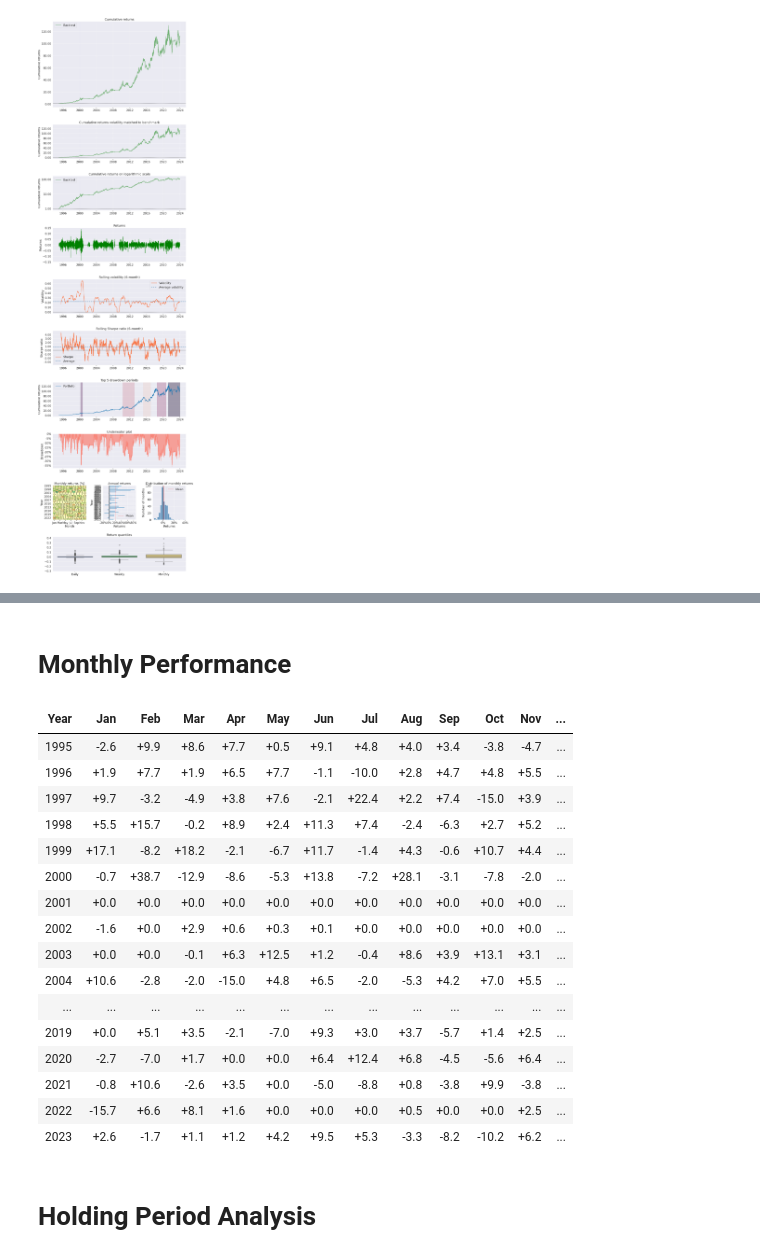
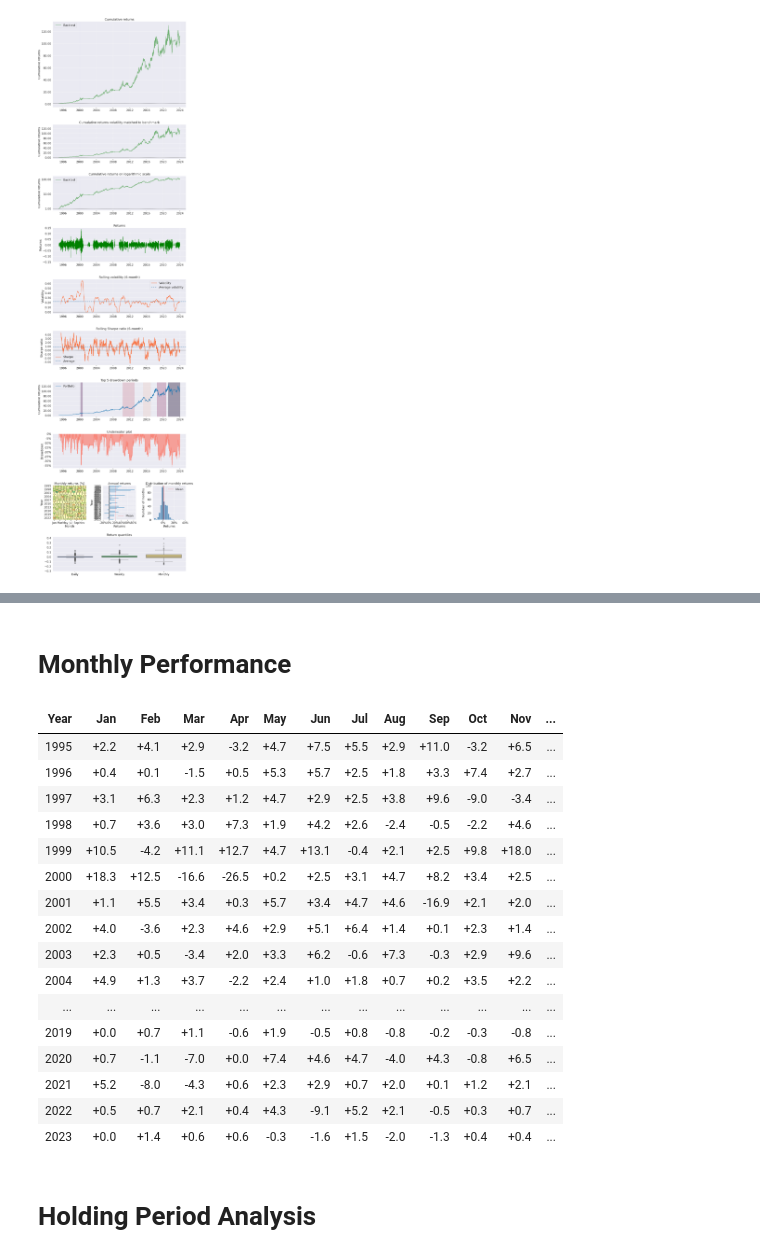
Before and after one commit to redwookcreek/backtest, a Jupyter notebook: zipbird/notebook/notebook.ipynb, the cells around one changed output, grey strips where cells are left out. Cells and saved outputs as stored; diff of their text form; code cells hidden in the pictures.

```diff
--- a/zipbird/notebook/notebook.ipynb
+++ b/zipbird/notebook/notebook.ipynb
@@ -74,3 +74,14 @@ pf.create_returns_tear_sheet(returns2, positions, transactions)
 | 3 | 29.88 | 2010-04-26 | 2011-12-15 | 2013-01-25 | 720 |
 | 4 | 25.10 | 2015-03-20 | 2016-04-28 | 2016-12-27 | 463 |
 [figure]
+# %%
+import pickle
+import pyfolio as pf
+from pyfolio import plotting
+
+with open('results/s3_mrshort-95-01-01-to-23-12-31-.pickle', 'rb') as file:
+    loaded = pickle.load(file)
+    perf2 = loaded['perf']
+    returns3, positions, transactions = pf.utils.extract_rets_pos_txn_from_zipline(perf2)
+
+pf.create_returns_tear_sheet(returns3, positions, transactions)
@@ -77,24 +115,24 @@ pf.create_returns_tear_sheet(returns2, positions, transactions)
 # %%
 from zipbird.notebook import performance_summary
-performance_summary.monthly_map_and_holding(returns2)
+performance_summary.monthly_map_and_holding(returns3)
 # %% [output]
 Monthly Performance
 | Year | Jan | Feb | Mar | Apr | May | Jun | Jul | Aug | Sep | Oct | Nov | ... |
-| 1995 | -2.6 | +9.9 | +8.6 | +7.7 | +0.5 | +9.1 | +4.8 | +4.0 | +3.4 | -3.8 | -4.7 | ... |
-| 1996 | +1.9 | +7.7 | +1.9 | +6.5 | +7.7 | -1.1 | -10.0 | +2.8 | +4.7 | +4.8 | +5.5 | ... |
-| 1997 | +9.7 | -3.2 | -4.9 | +3.8 | +7.6 | -2.1 | +22.4 | +2.2 | +7.4 | -15.0 | +3.9 | ... |
-| 1998 | +5.5 | +15.7 | -0.2 | +8.9 | +2.4 | +11.3 | +7.4 | -2.4 | -6.3 | +2.7 | +5.2 | ... |
-| 1999 | +17.1 | -8.2 | +18.2 | -2.1 | -6.7 | +11.7 | -1.4 | +4.3 | -0.6 | +10.7 | +4.4 | ... |
-| 2000 | -0.7 | +38.7 | -12.9 | -8.6 | -5.3 | +13.8 | -7.2 | +28.1 | -3.1 | -7.8 | -2.0 | ... |
-| 2001 | +0.0 | +0.0 | +0.0 | +0.0 | +0.0 | +0.0 | +0.0 | +0.0 | +0.0 | +0.0 | +0.0 | ... |
-| 2002 | -1.6 | +0.0 | +2.9 | +0.6 | +0.3 | +0.1 | +0.0 | +0.0 | +0.0 | +0.0 | +0.0 | ... |
-| 2003 | +0.0 | +0.0 | -0.1 | +6.3 | +12.5 | +1.2 | -0.4 | +8.6 | +3.9 | +13.1 | +3.1 | ... |
-| 2004 | +10.6 | -2.8 | -2.0 | -15.0 | +4.8 | +6.5 | -2.0 | -5.3 | +4.2 | +7.0 | +5.5 | ... |
+| 1995 | +2.2 | +4.1 | +2.9 | -3.2 | +4.7 | +7.5 | +5.5 | +2.9 | +11.0 | -3.2 | +6.5 | ... |
+| 1996 | +0.4 | +0.1 | -1.5 | +0.5 | +5.3 | +5.7 | +2.5 | +1.8 | +3.3 | +7.4 | +2.7 | ... |
+| 1997 | +3.1 | +6.3 | +2.3 | +1.2 | +4.7 | +2.9 | +2.5 | +3.8 | +9.6 | -9.0 | -3.4 | ... |
+| 1998 | +0.7 | +3.6 | +3.0 | +7.3 | +1.9 | +4.2 | +2.6 | -2.4 | -0.5 | -2.2 | +4.6 | ... |
+| 1999 | +10.5 | -4.2 | +11.1 | +12.7 | +4.7 | +13.1 | -0.4 | +2.1 | +2.5 | +9.8 | +18.0 | ... |
+| 2000 | +18.3 | +12.5 | -16.6 | -26.5 | +0.2 | +2.5 | +3.1 | +4.7 | +8.2 | +3.4 | +2.5 | ... |
+| 2001 | +1.1 | +5.5 | +3.4 | +0.3 | +5.7 | +3.4 | +4.7 | +4.6 | -16.9 | +2.1 | +2.0 | ... |
+| 2002 | +4.0 | -3.6 | +2.3 | +4.6 | +2.9 | +5.1 | +6.4 | +1.4 | +0.1 | +2.3 | +1.4 | ... |
+| 2003 | +2.3 | +0.5 | -3.4 | +2.0 | +3.3 | +6.2 | -0.6 | +7.3 | -0.3 | +2.9 | +9.6 | ... |
+| 2004 | +4.9 | +1.3 | +3.7 | -2.2 | +2.4 | +1.0 | +1.8 | +0.7 | +0.2 | +3.5 | +2.2 | ... |
 | ... | ... | ... | ... | ... | ... | ... | ... | ... | ... | ... | ... | ... |
-| 2019 | +0.0 | +5.1 | +3.5 | -2.1 | -7.0 | +9.3 | +3.0 | +3.7 | -5.7 | +1.4 | +2.5 | ... |
-| 2020 | -2.7 | -7.0 | +1.7 | +0.0 | +0.0 | +6.4 | +12.4 | +6.8 | -4.5 | -5.6 | +6.4 | ... |
-| 2021 | -0.8 | +10.6 | -2.6 | +3.5 | +0.0 | -5.0 | -8.8 | +0.8 | -3.8 | +9.9 | -3.8 | ... |
-| 2022 | -15.7 | +6.6 | +8.1 | +1.6 | +0.0 | +0.0 | +0.0 | +0.5 | +0.0 | +0.0 | +2.5 | ... |
-| 2023 | +2.6 | -1.7 | +1.1 | +1.2 | +4.2 | +9.5 | +5.3 | -3.3 | -8.2 | -10.2 | +6.2 | ... |
+| 2019 | +0.0 | +0.7 | +1.1 | -0.6 | +1.9 | -0.5 | +0.8 | -0.8 | -0.2 | -0.3 | -0.8 | ... |
+| 2020 | +0.7 | -1.1 | -7.0 | +0.0 | +7.4 | +4.6 | +4.7 | -4.0 | +4.3 | -0.8 | +6.5 | ... |
+| 2021 | +5.2 | -8.0 | -4.3 | +0.6 | +2.3 | +2.9 | +0.7 | +2.0 | +0.1 | +1.2 | +2.1 | ... |
+| 2022 | +0.5 | +0.7 | +2.1 | +0.4 | +4.3 | -9.1 | +5.2 | +2.1 | -0.5 | +0.3 | +0.7 | ... |
+| 2023 | +0.0 | +1.4 | +0.6 | +0.6 | -0.3 | -1.6 | +1.5 | -2.0 | -1.3 | +0.4 | +0.4 | ... |
 Holding Period Analysis
 [interactive output not drawn]
```
Also changed, not shown: parts of 2 cells of this notebook, 9 other files.
